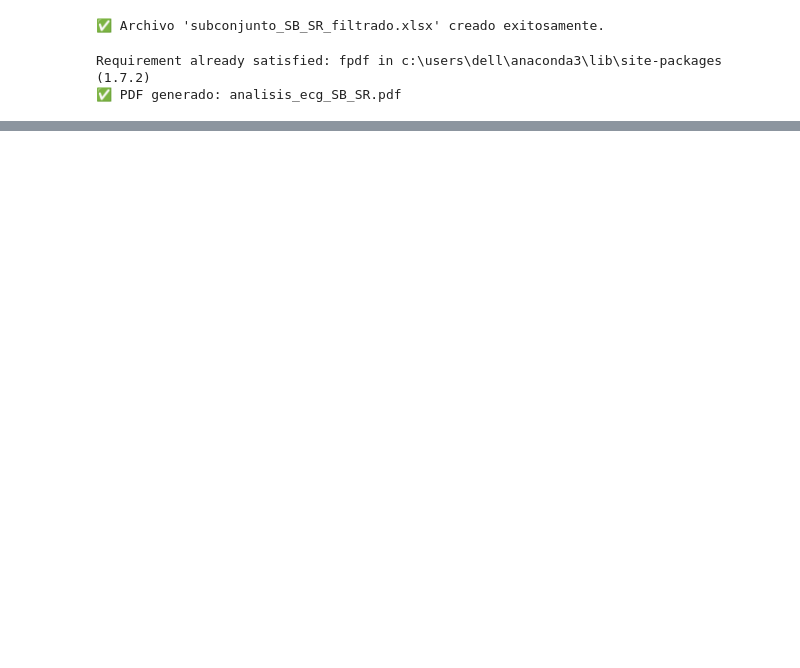
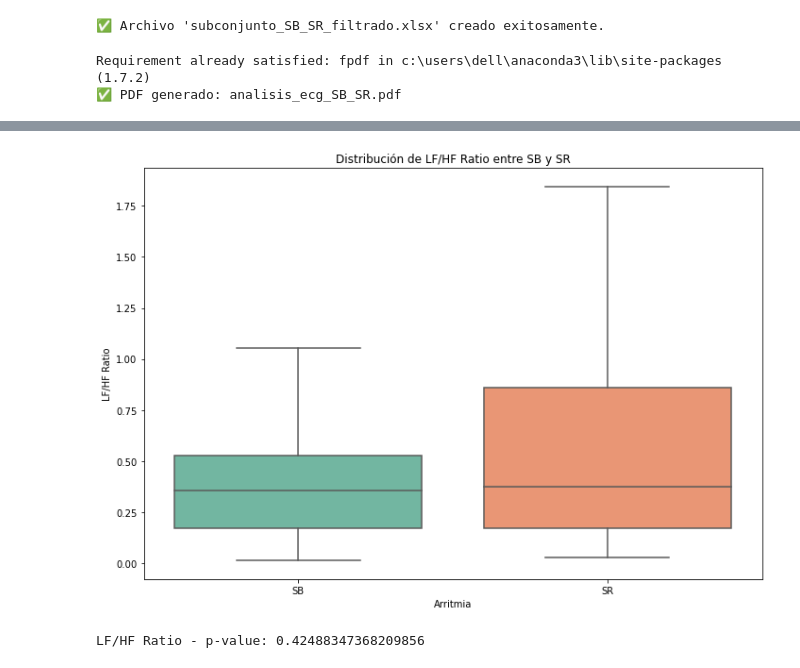
Before and after one commit to Felipeagudelom/Proyecto_1_Biosignals, a Jupyter notebook: proyecto_1.ipynb, the cells around one changed output, grey strips where cells are left out. Saved outputs shown, nothing was run; the diff lists cells and outputs as text; code cells hidden in the pictures; blank space fills up the shorter version.

```diff
--- a/proyecto_1.ipynb
+++ b/proyecto_1.ipynb
@@ -632,0 +924,24 @@ Requirement already satisfied: fpdf in c:\users\dell\anaconda3\lib\site-packages
+# %%
+import seaborn as sns
+import matplotlib.pyplot as plt
+
+plt.figure(figsize=(10, 7))
+sns.boxplot(x='Arritmia', y='lf_hf_ratio', data=df_hrv, palette='Set2')
+plt.title('Distribución de LF/HF Ratio entre SB y SR')
+plt.xlabel('Arritmia')
+plt.ylabel('LF/HF Ratio')
+plt.tight_layout()
+plt.show()
+
+from scipy.stats import mannwhitneyu
+
+# Separar por grupo
+lfhf_SB = df_hrv[df_hrv['Arritmia'] == 'SB']['lf_hf_ratio']
+lfhf_SR = df_hrv[df_hrv['Arritmia'] == 'SR']['lf_hf_ratio']
+
+# Prueba de hipótesis
+stat, p_lfhf = mannwhitneyu(lfhf_SB, lfhf_SR, alternative='two-sided')
+print(f'LF/HF Ratio - p-value: {p_lfhf}')
+# %% [output]
+[figure, added]
+LF/HF Ratio - p-value: 0.42488347368209856
```
Also changed, not shown: parts of 19 cells of this notebook.
